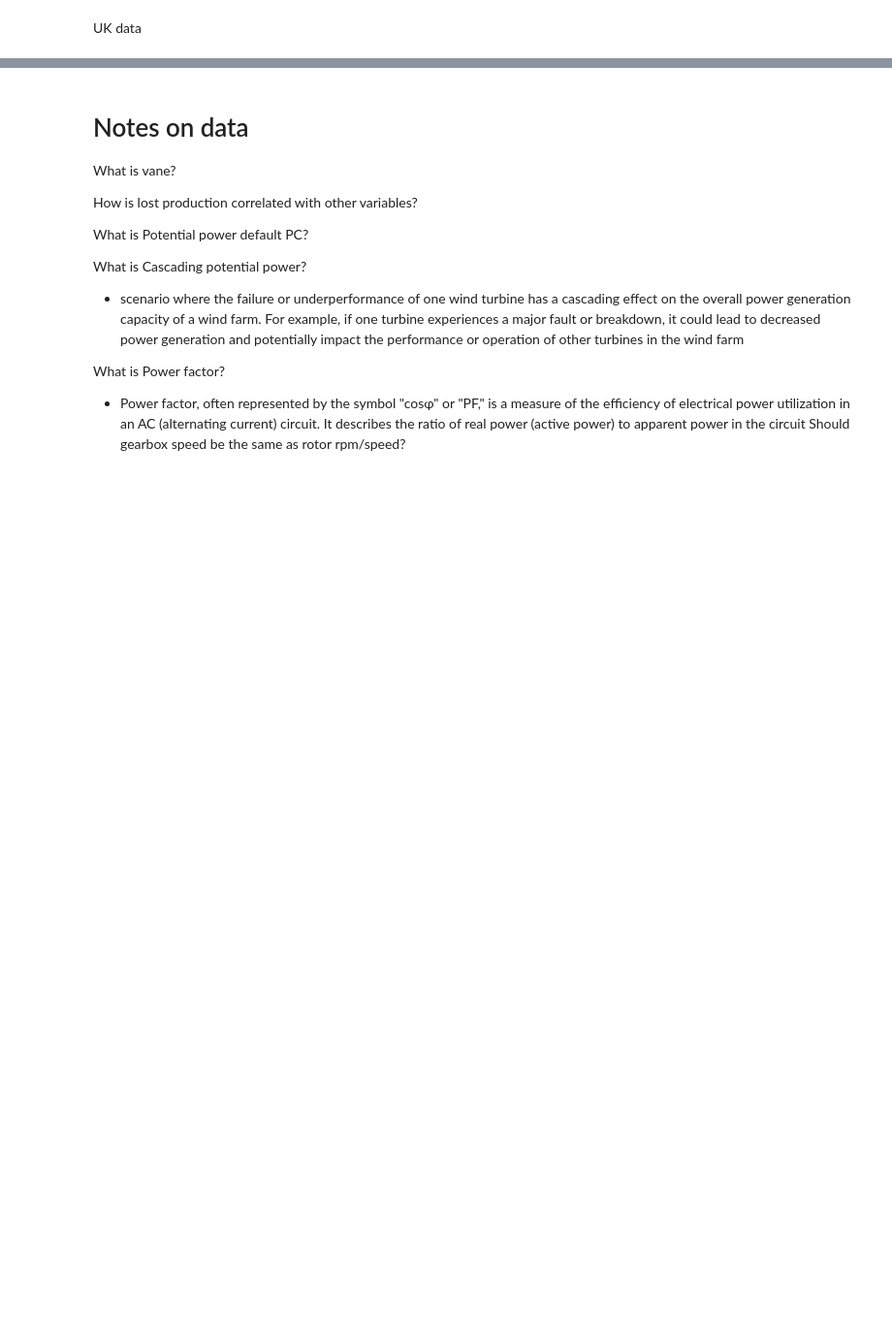
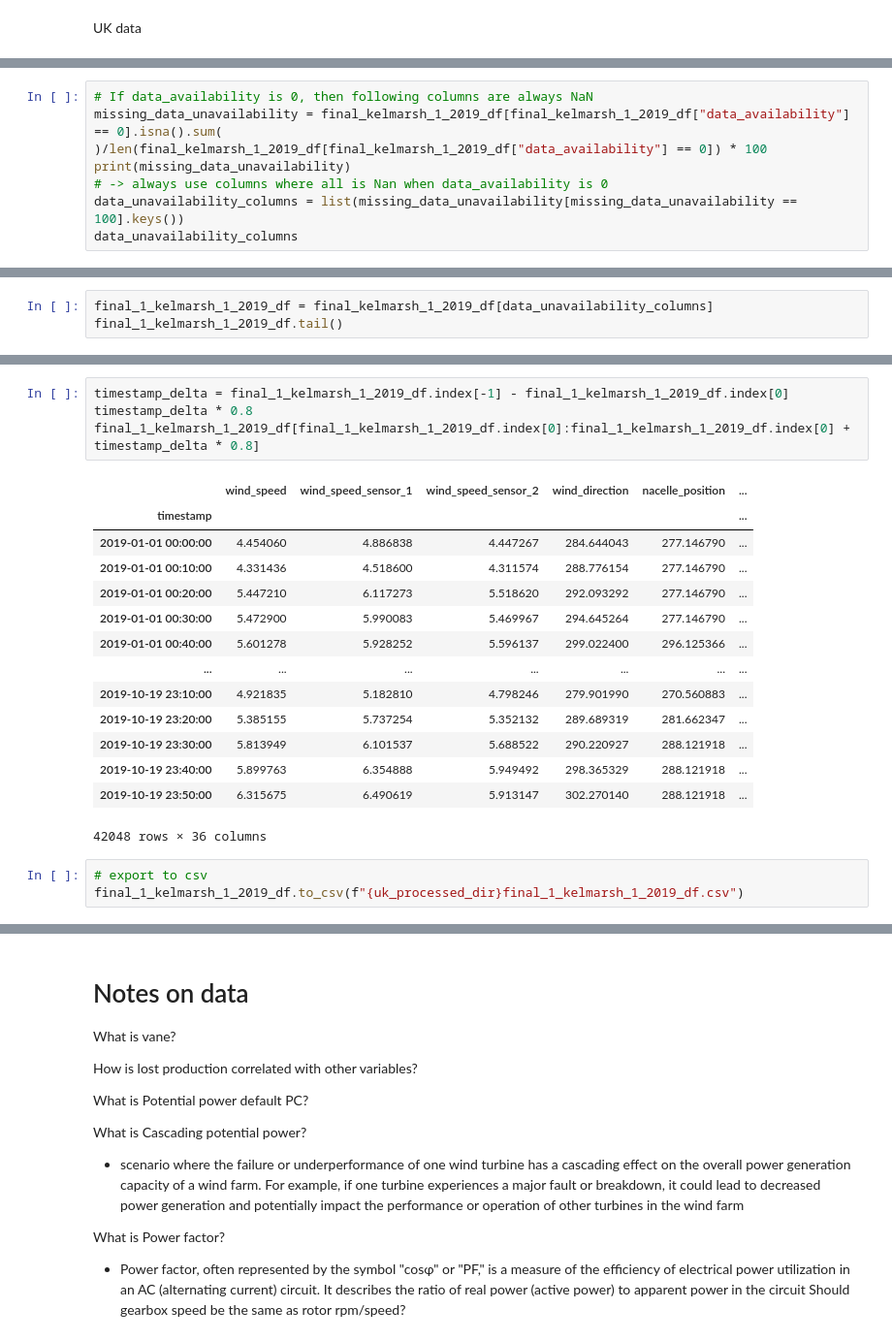
Before and after one commit to lenare/mlses-wind-power-forecast, a Jupyter notebook: notebooks/data_exploration_uk.ipynb, the cells around one changed output, grey strips where cells are left out. Shown at 97% size. Saved outputs shown, nothing was run; the diff lists cells and outputs as text; blank space fills up the shorter version.

```diff
--- a/notebooks/data_exploration_uk.ipynb
+++ b/notebooks/data_exploration_uk.ipynb
@@ -42,0 +181,8 @@ full_kelmarsh_df.describe()
+# %%
+# If data_availability is 0, then following columns are always NaN
+missing_data_unavailability = final_kelmarsh_1_2019_df[final_kelmarsh_1_2019_df["data_availability"] == 0].isna().sum(
+)/len(final_kelmarsh_1_2019_df[final_kelmarsh_1_2019_df["data_availability"] == 0]) * 100
+print(missing_data_unavailability)
+# -> always use columns where all is Nan when data_availability is 0
+data_unavailability_columns = list(missing_data_unavailability[missing_data_unavailability == 100].keys())
+data_unavailability_columns
@@ -42,0 +224,3 @@ full_kelmarsh_df.describe()
+# %%
+final_1_kelmarsh_1_2019_df = final_kelmarsh_1_2019_df[data_unavailability_columns]
+final_1_kelmarsh_1_2019_df.tail()
@@ -42,0 +247,22 @@ full_kelmarsh_df.describe()
+# %%
+timestamp_delta = final_1_kelmarsh_1_2019_df.index[-1] - final_1_kelmarsh_1_2019_df.index[0]
+timestamp_delta * 0.8
+final_1_kelmarsh_1_2019_df[final_1_kelmarsh_1_2019_df.index[0]:final_1_kelmarsh_1_2019_df.index[0] + timestamp_delta * 0.8]
+# %% [output]
+|  | wind_speed | wind_speed_sensor_1 | wind_speed_sensor_2 | wind_direction | nacelle_position | ... |
+| timestamp |  |  |  |  |  | ... |
+| 2019-01-01 00:00:00 | 4.454060 | 4.886838 | 4.447267 | 284.644043 | 277.146790 | ... |
+| 2019-01-01 00:10:00 | 4.331436 | 4.518600 | 4.311574 | 288.776154 | 277.146790 | ... |
+| 2019-01-01 00:20:00 | 5.447210 | 6.117273 | 5.518620 | 292.093292 | 277.146790 | ... |
+| 2019-01-01 00:30:00 | 5.472900 | 5.990083 | 5.469967 | 294.645264 | 277.146790 | ... |
+| 2019-01-01 00:40:00 | 5.601278 | 5.928252 | 5.596137 | 299.022400 | 296.125366 | ... |
+| ... | ... | ... | ... | ... | ... | ... |
+| 2019-10-19 23:10:00 | 4.921835 | 5.182810 | 4.798246 | 279.901990 | 270.560883 | ... |
+| 2019-10-19 23:20:00 | 5.385155 | 5.737254 | 5.352132 | 289.689319 | 281.662347 | ... |
+| 2019-10-19 23:30:00 | 5.813949 | 6.101537 | 5.688522 | 290.220927 | 288.121918 | ... |
+| 2019-10-19 23:40:00 | 5.899763 | 6.354888 | 5.949492 | 298.365329 | 288.121918 | ... |
+| 2019-10-19 23:50:00 | 6.315675 | 6.490619 | 5.913147 | 302.270140 | 288.121918 | ... |
+42048 rows × 36 columns
+# %%
+# export to csv
+final_1_kelmarsh_1_2019_df.to_csv(f"{uk_processed_dir}final_1_kelmarsh_1_2019_df.csv")
```
Also changed, not shown: parts of 26 cells of this notebook, 46 other files.
